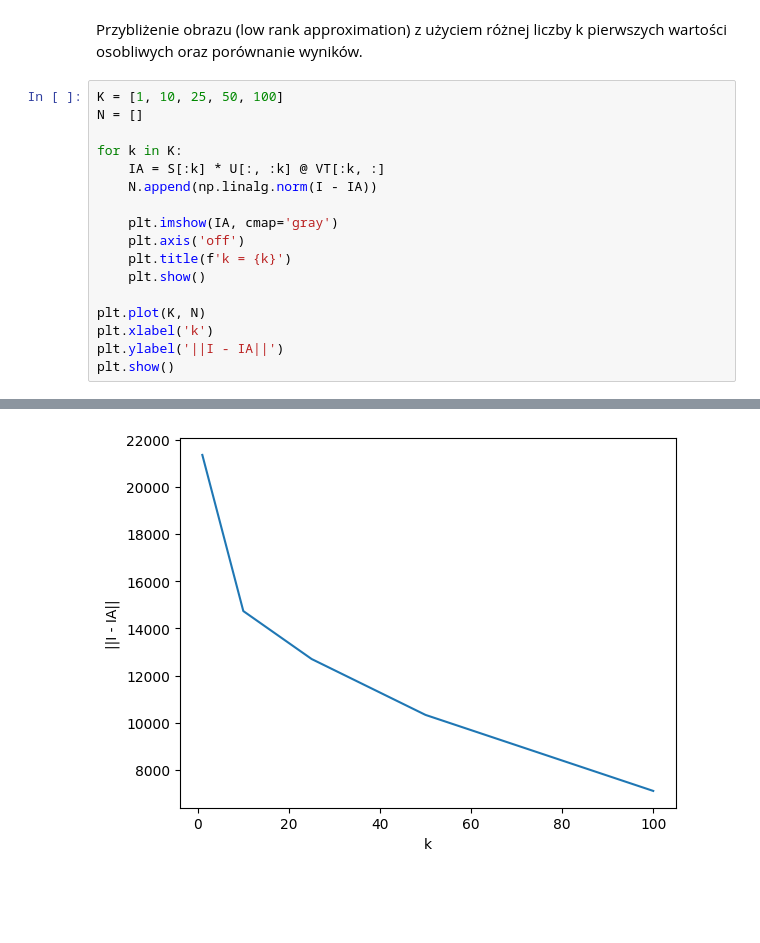
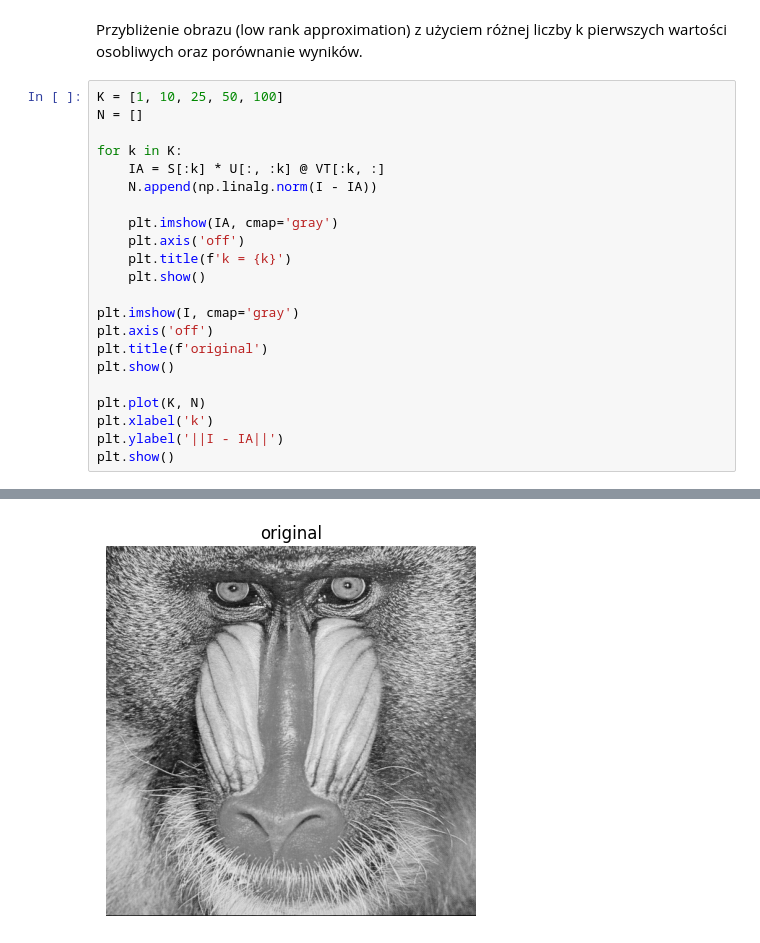
Before and after one commit to eszlamczyk/MOwNiT-Czech-lab-2024, a Jupyter notebook: lab05 - Singular Value Decomposition/lab5.ipynb, the cells around one changed output, grey strips where cells are left out. Drawn from its saved outputs; the diff is of its cells as text; blank space fills up the shorter version.

```diff
--- a/lab05 - Singular Value Decomposition/lab5.ipynb
+++ b/lab05 - Singular Value Decomposition/lab5.ipynb
@@ -21,24 +21,29 @@ Przybliżenie obrazu (low rank approximation) z użyciem różnej liczby k pierw
 # %%
 K = [1, 10, 25, 50, 100]
 N = []
 
 for k in K:
     IA = S[:k] * U[:, :k] @ VT[:k, :]
     N.append(np.linalg.norm(I - IA))
 
     plt.imshow(IA, cmap='gray')
     plt.axis('off')
     plt.title(f'k = {k}')
     plt.show()
 
+plt.imshow(I, cmap='gray')
+plt.axis('off')
+plt.title(f'original')
+plt.show()
+
 plt.plot(K, N)
 plt.xlabel('k')
 plt.ylabel('||I - IA||')
 plt.show()
 # %% [output]
 [figure]
 [figure]
 [figure]
 [figure]
 [figure]
-[figure, old version]
+[figure, new version]
```
Also changed, not shown: parts of 1 cell of this notebook.
